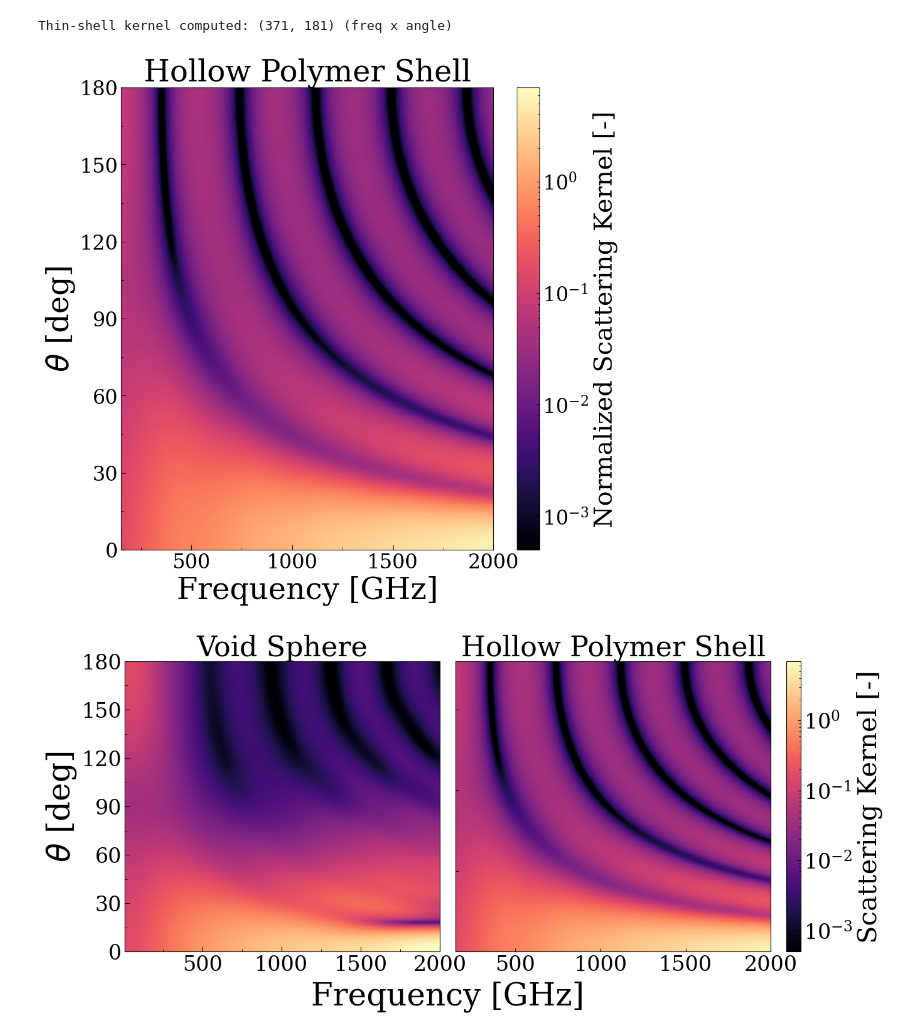
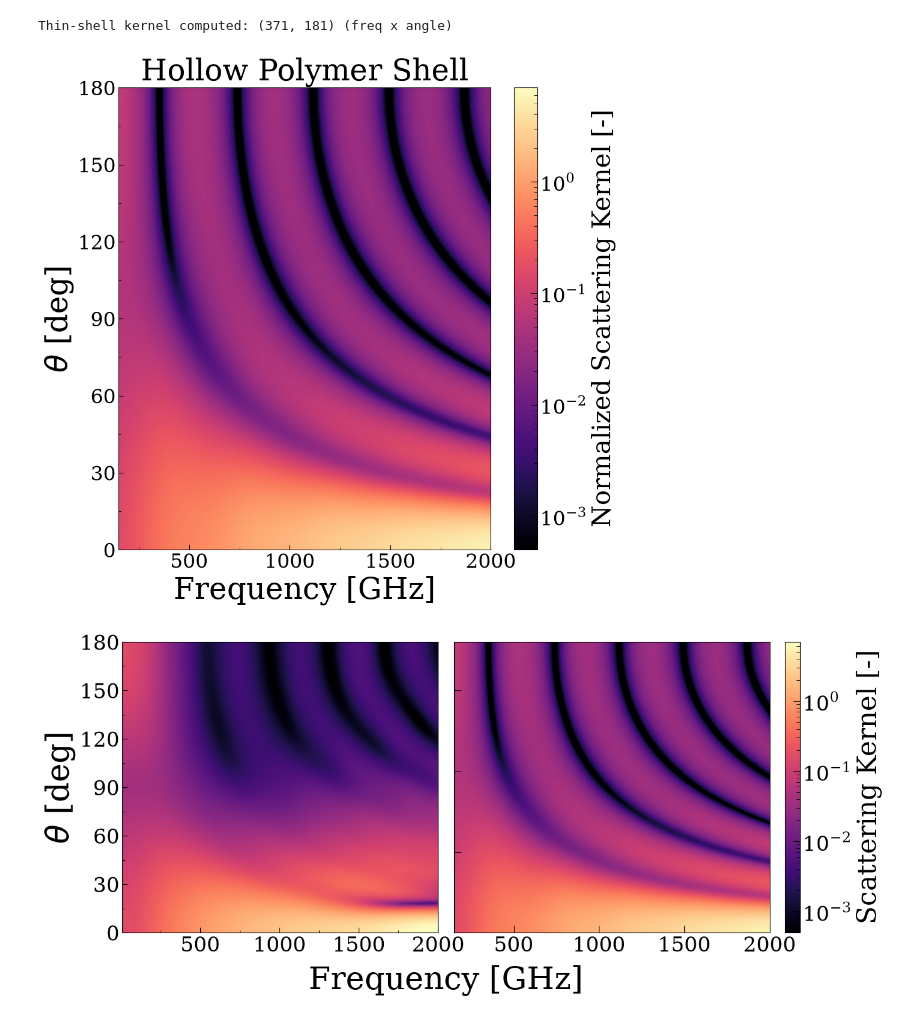
Before and after one commit to McMahonCosmologyGroup/IRBF, a Jupyter notebook: scattering_kernel_sims.ipynb, the cells around one changed output. Saved outputs shown, nothing was run; the diff lists cells and outputs as text; code cells hidden in the pictures.

```diff
--- a/scattering_kernel_sims.ipynb
+++ b/scattering_kernel_sims.ipynb
@@ -5,7 +5,7 @@ from scipy.special import jv as J_n, yv as Y_n, riccati_jn as Psi_n, riccati_yn
 from matplotlib import colors
 from astropy import units as u
 from astropy.constants import c
-plt.style.use('../../alex_style.mplstyle')
+plt.style.use('style.mplstyle')
 # %%
 import miepython as mie
 from miepython import core
@@ -110,7 +110,7 @@ for f in fs:
     # ---- Phase function ----
     intensity = (np.abs(S1)**2 + np.abs(S2)**2).real
 
-    A = (2*np.pi * np.trapz(intensity*np.sin(theta), theta))
+    A = (2*np.pi * np.trapezoid(intensity*np.sin(theta), theta))
     phase_function = intensity/A
     S1 = 2*np.abs(S1)**2/A
     S2 = 2*np.abs(S2)**2/A
@@ -658,7 +658,7 @@ ax.set_title('Hollow Polymer Shell', fontsize=36)
 plt.savefig("hollow_polymer_shell.pdf", bbox_inches='tight', format='pdf')
 plt.show()
 # %% [output]
-[figure, old version]
+[figure, new version]
 # %%
 from matplotlib.colors import LogNorm   # log color scale helps a lot
 import matplotlib.ticker as mticker
@@ -666,33 +666,33 @@ import matplotlib as mpl
 mpl.rcParams['font.family'] = 'serif'
 
 fig, (ax1, ax2) = plt.subplots(1, 2, figsize=(16, 6), gridspec_kw={'wspace': 0.05})
 
 norm = LogNorm(vmin=5e-4, vmax=7)
 pcm = ax1.imshow(I_unpol.T, origin="lower", aspect="auto", norm=norm,
                  extent=[freq.min(), freq.max(), theta_deg.min(), theta_deg.max()], cmap='magma')
 pcm = ax2.imshow(I_unpol_shell.T, origin="lower", aspect="auto", norm=norm,
                  extent=[freq_ts.min(), freq_ts.max(), theta_deg_ts.min(), theta_deg_ts.max()], cmap='magma')
 
 cbar = fig.colorbar(pcm, ax=[ax1, ax2], pad=0.02)
 cbar.set_label(r"Scattering Kernel [-]", fontsize=30)
 
 fig.canvas.draw()
 x_center = (ax1.get_position().x0 + ax2.get_position().x1) / 2
 fig.supxlabel("Frequency [GHz]", fontsize=36, x=x_center, y=-0.05)
 
 ax1.set_ylabel(r"$\theta$ [deg]", fontsize=36)
 ax1.set_ylim(0, 180)
 ax1.xaxis.set_major_locator(mticker.MultipleLocator(500))
 ax1.yaxis.set_major_locator(mticker.MultipleLocator(30))
 ax1.xaxis.set_minor_locator(mticker.MultipleLocator(250))
 ax1.yaxis.set_minor_locator(mticker.MultipleLocator(15))
 ax2.yaxis.set_ticklabels([])
 ax1.tick_params(axis='both', which='major', length=6)
 ax1.tick_params(axis='both', which='minor', length=3)
-ax1.set_title('Void Sphere', fontsize=32)
-ax2.set_title('Hollow Polymer Shell', fontsize=32)
+# ax1.set_title('Void Sphere', fontsize=32)
+# ax2.set_title('Hollow Polymer Shell', fontsize=32)
 
 plt.savefig("scattering_kernels_sim.pdf", bbox_inches='tight', format='pdf')
 plt.show()
 # %% [output]
-[figure, old version]
+[figure, new version]
```
Also changed, not shown: parts of 8 cells of this notebook, 2 other files.
